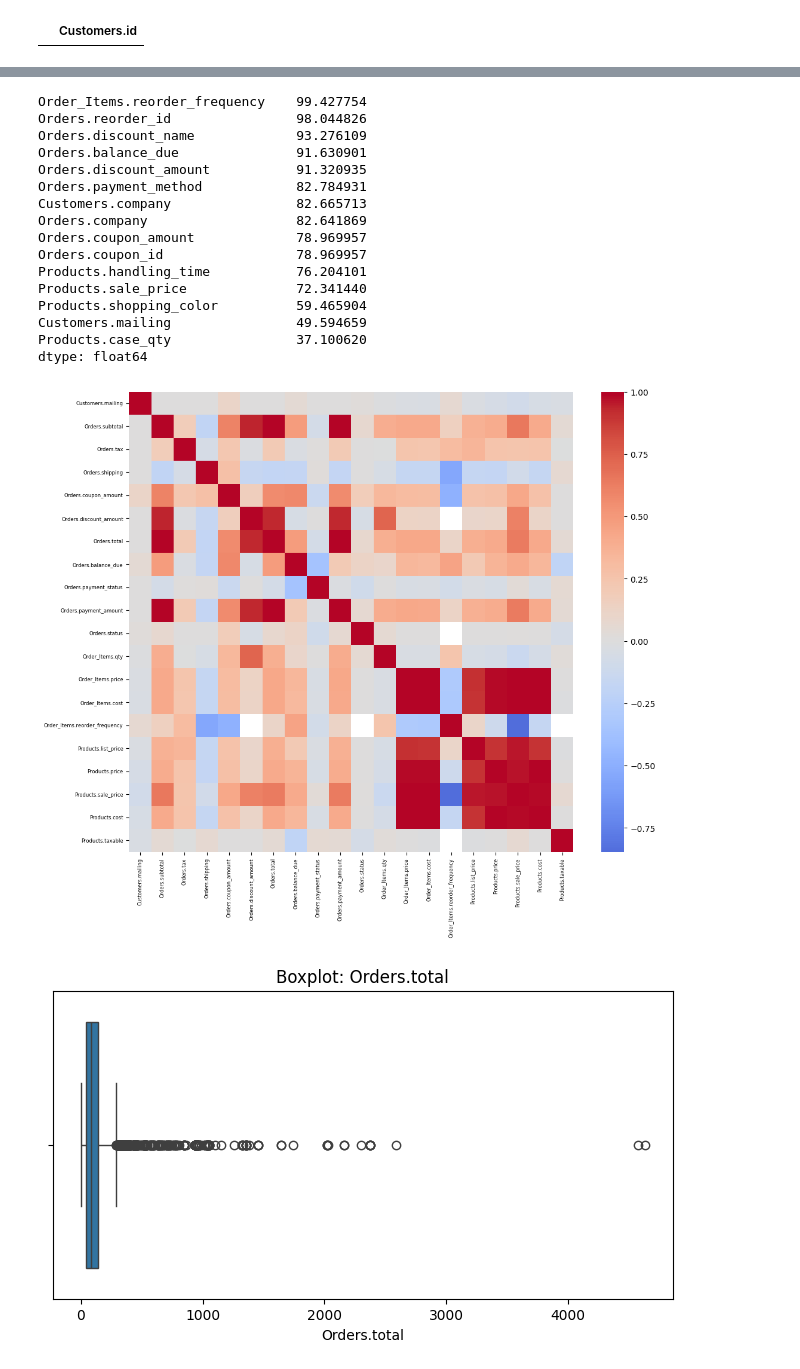
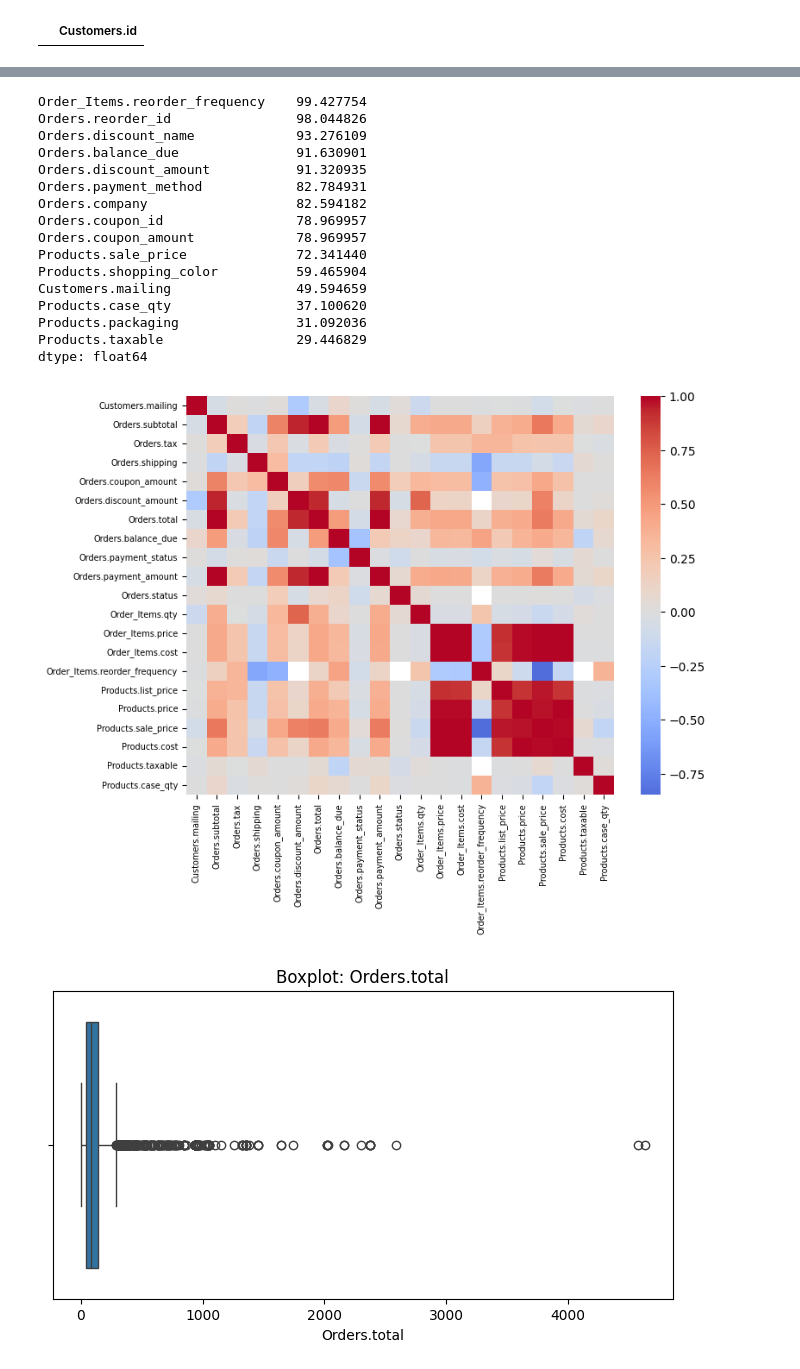
Before and after one commit to data-mosaic/Anna-Project, a Jupyter notebook: notebooks/02_preprocessing.ipynb, the cells around one changed output, grey strips where cells are left out. Cells and saved outputs as stored; diff of their text form; code cells hidden in the pictures.

```diff
--- a/notebooks/01_exploration.ipynb
+++ b/notebooks/02_preprocessing.ipynb
@@ -90,7 +82,7 @@ cols_use = [
     "Orders.company", "Orders.order_number", "Orders.reorder_id",
     "Orders.external_source", "Orders.external_id", "Orders.subtotal",
     "Orders.tax", "Orders.shipping", "Orders.coupon_id", "Orders.coupon_amount",
-    "Orders.fee_name", "Orders.fee_amount", "Orders.discount_name",
+    "Orders.discount_name",
     "Orders.discount_amount", "Orders.total", "Orders.balance_due",
     "Orders.shipping_carrier", "Orders.shipping_method", "Orders.payment_status",
     "Orders.payment_date", "Orders.payment_user", "Orders.payment_type",
@@ -104,15 +96,12 @@ cols_use = [
     "Products.name", "Products.display_name", "Products.list_price",
     "Products.price", "Products.sale_price", "Products.cost",
     "Products.last_modified", "Products.taxable", "Products.shopping_brand",
-    "Products.shopping_mpn", "Products.shopping_color",
-    "Products.pricegrabber_cat", "Products.shopzilla_cat",
-    "Products.thefind_cat", "Products.quickbooks_id",
+    "Products.shopping_color",
+    "Products.quickbooks_id",
     "Products.qb_edit_sequence", "Products.short_description", "Products.unit",
     "Products.packaging", "Products.display_packaging", "Products.multiple",
     "Products.latex", "Products.case_qty", "Products.notes",
-    "Products.map_price", "Products.shipping_length",
-    "Products.shipping_width", "Products.shipping_height",
-    "Products.handling_time", "Products.family_id"
+    "Products.map_price", "Products.family_id"
 ]
 
 df = pd.read_csv("/".join(["../data/raw/", dataset_name, "PBL5recommendationdata.csv"]), usecols=cols_use, encoding="latin1")
@@ -283,7 +260,7 @@ Index(['Customers.fname', 'Customers.lname', 'Customers.company',
 id_list = ['Customers.id', 'Orders.id', 'Orders.customer_id', 'Orders.order_number', 'Orders.reorder_id',
            'Orders.coupon_id', 'Orders.reorder_id',
           'Order_Items.id', 'Order_Items.parent', 'Order_Items.product_id',
-          'Products.id', 'Products.status', 'Products.vendor', 'Products.import_id', 'Products.family_id'
+          'Products.id',  'Products.import_id', 'Products.family_id'
         ]
 
 
@@ -295,17 +272,16 @@ text_list = ['Customers.fname', 'Customers.lname',
             'Products.shopping_color'
             ]
 
-integer_list = ['Customers.mailing', 'Order_Items.qty', 'Order_Items.reorder_frequency', 'Orders.payment_status',
-                'Orders.status', 'Products.status', 'Products.taxable'
+integer_list = ['Customers.mailing', 'Order_Items.qty', 'Order_Items.reorder_frequency', 'Products.taxable',
+                'Orders.payment_status', 'Orders.status', 'Products.status'
                 ]
 
-category_list = ['Orders.shipping_carrier',  'Orders.payment_method',
-                'Products.status', 'Products.shopping_brand'
+category_list = ['Orders.shipping_carrier', 'Orders.shipping_method', 'Orders.payment_method',
+                'Products.vendor', 'Products.shopping_brand'
                 ]
 
-blacklist = ['Orders.external_id', 'Orders.external_source', 'Orders.fee_amount', 'Orders.payment_user',
-            'Orders.payment_id', 'Orders.payment_code', 'Orders.comments', 'Orders.fee_name',
-            'Products.pricegrabber_cat', 'Products.shopzilla_cat', 'Products.thefind_cat',
+blacklist = ['Orders.external_id', 'Orders.external_source', 'Orders.payment_user',
+            'Orders.payment_id', 'Orders.payment_code', 'Orders.comments',
             'Products.quickbooks_id', 'Products.qb_edit_sequence','Products.display_packaging',
             'Products.short_description', 'Products.notes', 'Products.multiple',
             'Products.latex', 'Products.map_price'
@@ -313,9 +289,7 @@ blacklist = ['Orders.external_id', 'Orders.external_source', 'Orders.fee_amount'
 
 blacklist2 = ['Orders.lname','Orders.fname']
 
-blacklist3 = ['Orders.payment_type', 'Products.display_name', 'Products.shopping_mpn', 'Products.packaging',
-              'Products.case_qty', 'Products.shipping_length', 'Products.shipping_width', 'Products.shipping_height',
-              'Products.handling_time'
+blacklist3 = ['Orders.payment_type', 'Products.display_name', 'Products.packaging'
               ]
 # %%
 for col in id_list:
@@ -429,0 +428,7 @@ dtype: int64
+# %%
+### --- Synchronize columns ---
+df['Customers.company'] = df['Customers.company'].fillna(df['Orders.company'])
+# %%
+### --- Synchronize columns ---
+mask_diff = df['Customers.company'] != df['Orders.company']
+df.loc[mask_diff, 'Orders.company'] = df.loc[mask_diff, 'Customers.company']
@@ -439,31 +480,31 @@ Orders.discount_name             93.276109
 Orders.balance_due               91.630901
 Orders.discount_amount           91.320935
 Orders.payment_method            82.784931
-Customers.company                82.665713
-Orders.company                   82.641869
+Orders.company                   82.594182
+Orders.coupon_id                 78.969957
 Orders.coupon_amount             78.969957
-Orders.coupon_id                 78.969957
-Products.handling_time           76.204101
 Products.sale_price              72.341440
 Products.shopping_color          59.465904
 Customers.mailing                49.594659
 Products.case_qty                37.100620
+Products.packaging               31.092036
+Products.taxable                 29.446829
 dtype: float64
 # %%
-plt.figure(figsize=(12, 10), dpi=100)
+plt.figure(figsize=(8, 6), dpi=100)
 corr = df.corr(numeric_only=True)
 
 sns.heatmap(corr,
             cmap="coolwarm",
             center=0,
             annot=False)
 
-plt.xticks(rotation=90, fontsize=6)
-plt.yticks(rotation=0, fontsize=6)
+plt.xticks(rotation=90, fontsize=7)
+plt.yticks(rotation=0, fontsize=7)
 
 plt.show()
 # %% [output]
-[figure, old version]
+[figure, new version]
 # %%
 plt.figure(figsize=(8, 4))
 
```
Also changed, not shown: parts of 70 cells of this notebook, 3 other files.
